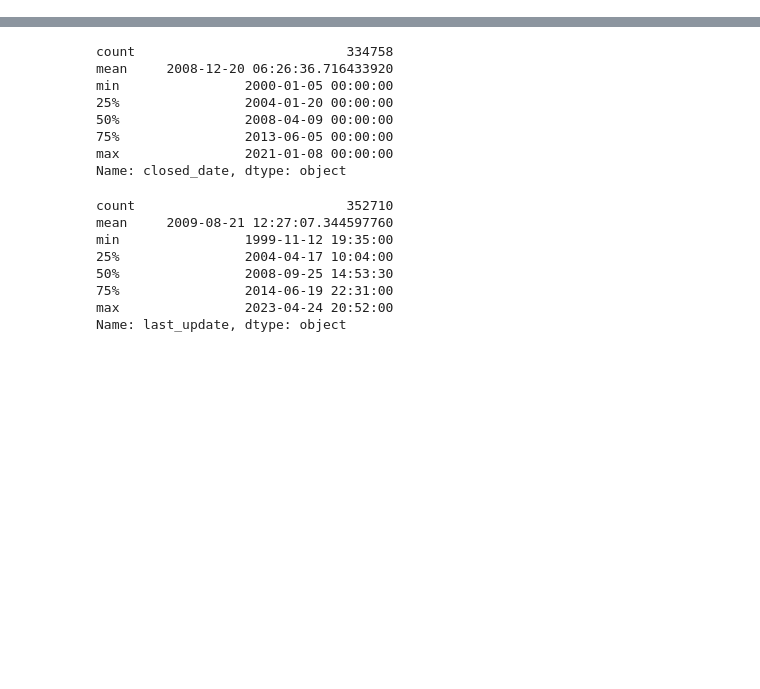
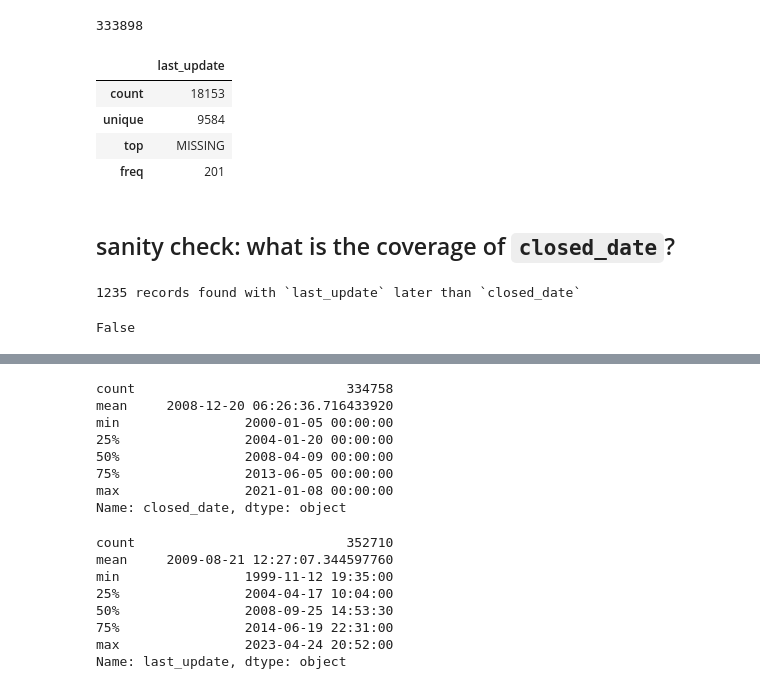
Before and after one commit to HRDAG/Chi-MP-data-story, a Jupyter notebook: notebooks/districts.ipynb, the cells around one changed output, grey strips where cells are left out. Drawn from its saved outputs; the diff is of its cells as text; code cells hidden in the pictures; blank space fills up the shorter version.

Commit message:
progress exploring and writing about coverage of `closed_date`

```diff
--- a/notebooks/districts.ipynb
+++ b/notebooks/districts.ipynb
@@ -109,0 +50,14 @@ neg = mp.loc[mp.ttc_group == "NEGATIVE",
+# %%
+mp.loc[mp.last_update.dt.date == mp.closed_date].shape[0]
+# %% [output]
+333898
+# %%
+mp.loc[(mp.closed_date.isna()), ['last_update']].fillna("MISSING").describe()
+# %% [output]
+|  | last_update |
+| count | 18153 |
+| unique | 9584 |
+| top | MISSING |
+| freq | 201 |
+# %% [markdown]
+## sanity check: what is the coverage of `closed_date`?
@@ -109,0 +77,14 @@ neg = mp.loc[mp.ttc_group == "NEGATIVE",
+# %%
+mismatch = [tup.rd_no for tup in first.itertuples()
+            if (pd.notna(tup.last_update)) &
+            (pd.notna(tup.closed_date)) &
+            (tup.last_update != tup.closed_date)]
+mismatch_df = first.loc[first.rd_no.isin(mismatch), ['last_update', 'closed_date']]
+assert all(mismatch_df.last_update > mismatch_df.closed_date)
+print(f"{mismatch_df.shape[0]} records found with `last_update` later than `closed_date`")
+# %% [output]
+1235 records found with `last_update` later than `closed_date`
+# %%
+any(mp.status.isna())
+# %% [output]
+False
```
Also changed, not shown: parts of 15 cells of this notebook.
